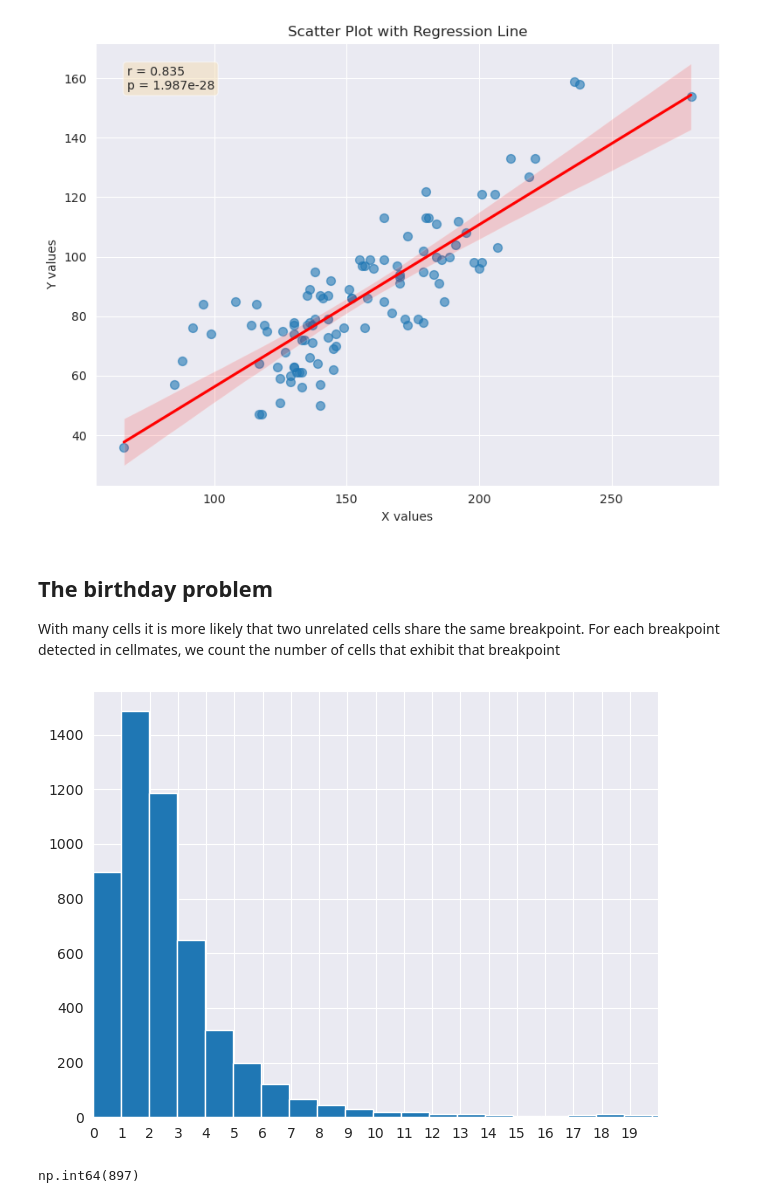
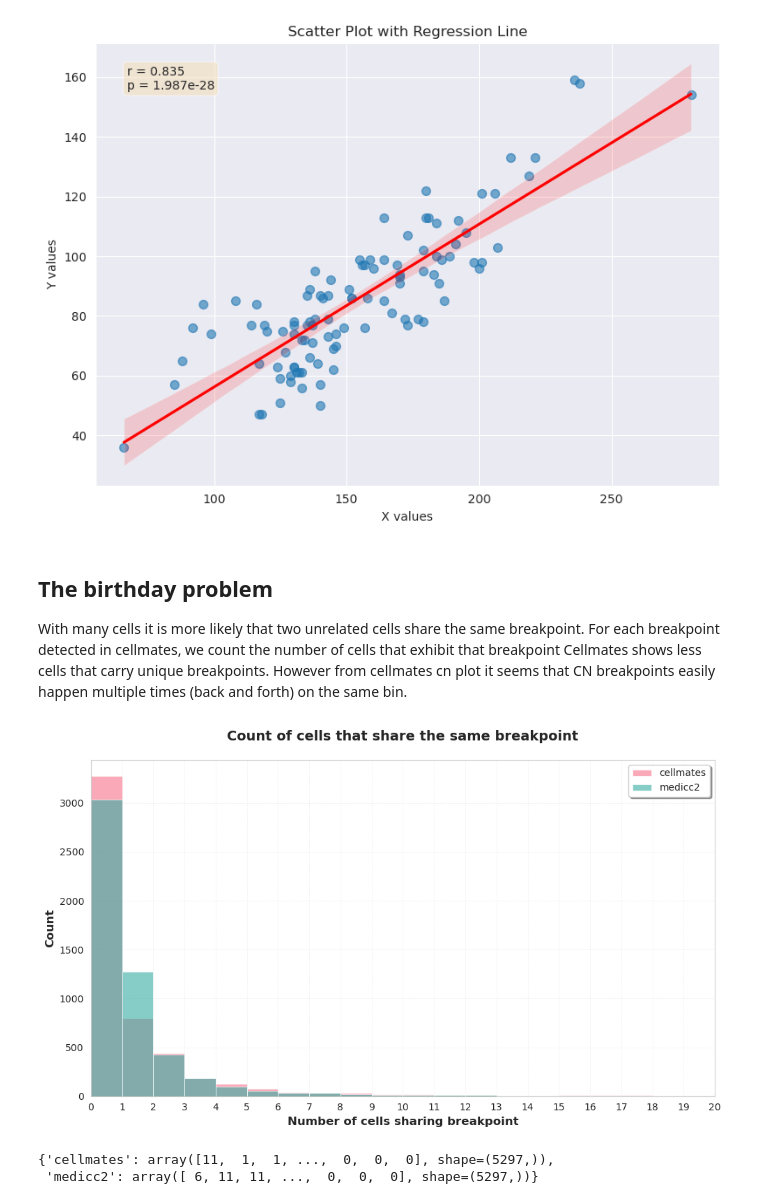
Before and after one commit to wxx20020407/cellmates_speedup, a Jupyter notebook: scripts/mm03.ipynb, the cells around one changed output. Saved outputs shown, nothing was run; the diff lists cells and outputs as text; code cells hidden in the pictures.

Commit message:
[update] new run with learned obs params; breakpoint sharing plot histogram; ancestral cn

```diff
--- a/scripts/mm03.ipynb
+++ b/scripts/mm03.ipynb
@@ -458,15 +457,4 @@ p-value: 1.9868201838570064e-28
 # %% [markdown]
 ## The birthday problem
 With many cells it is more likely that two unrelated cells share the same breakpoint. For each breakpoint detected in cellmates, we count the number of cells that exhibit that breakpoint
+Cellmates shows less cells that carry unique breakpoints. However from cellmates cn plot it seems that CN breakpoints easily happen multiple times (back and forth) on the same bin.
-# %%
-bkpt = np.diff(adata.layers['cellmates-cn'])
-plt.hist(np.sum(bkpt != 0, axis=0), bins=100)
-plt.xlim(0,20)
-plt.xticks(np.arange(0, 20, 1))
-plt.tight_layout()
-# %% [output]
-[figure, removed]
-# %%
-np.sum(np.sum(bkpt != 0, axis=0) < 1)
-# %% [output]
-np.int64(897)
@@ -472,0 +573,6 @@ np.int64(897)
+# %%
+cells_per_bkpt_shared_hist(np.stack((adata.layers['cellmates-cn'], medicc_adata_cells.layers['medicc2-cn']), axis=0), labels=['cellmates', 'medicc2'], title='Count of cells that share the same breakpoint', include_zero_count=True)
+# %% [output]
+[figure, added]
+{'cellmates': array([11,  1,  1, ...,  0,  0,  0], shape=(5297,)),
+ 'medicc2': array([ 6, 11, 11, ...,  0,  0,  0], shape=(5297,))}
```
Also changed, not shown: parts of 14 cells of this notebook.
